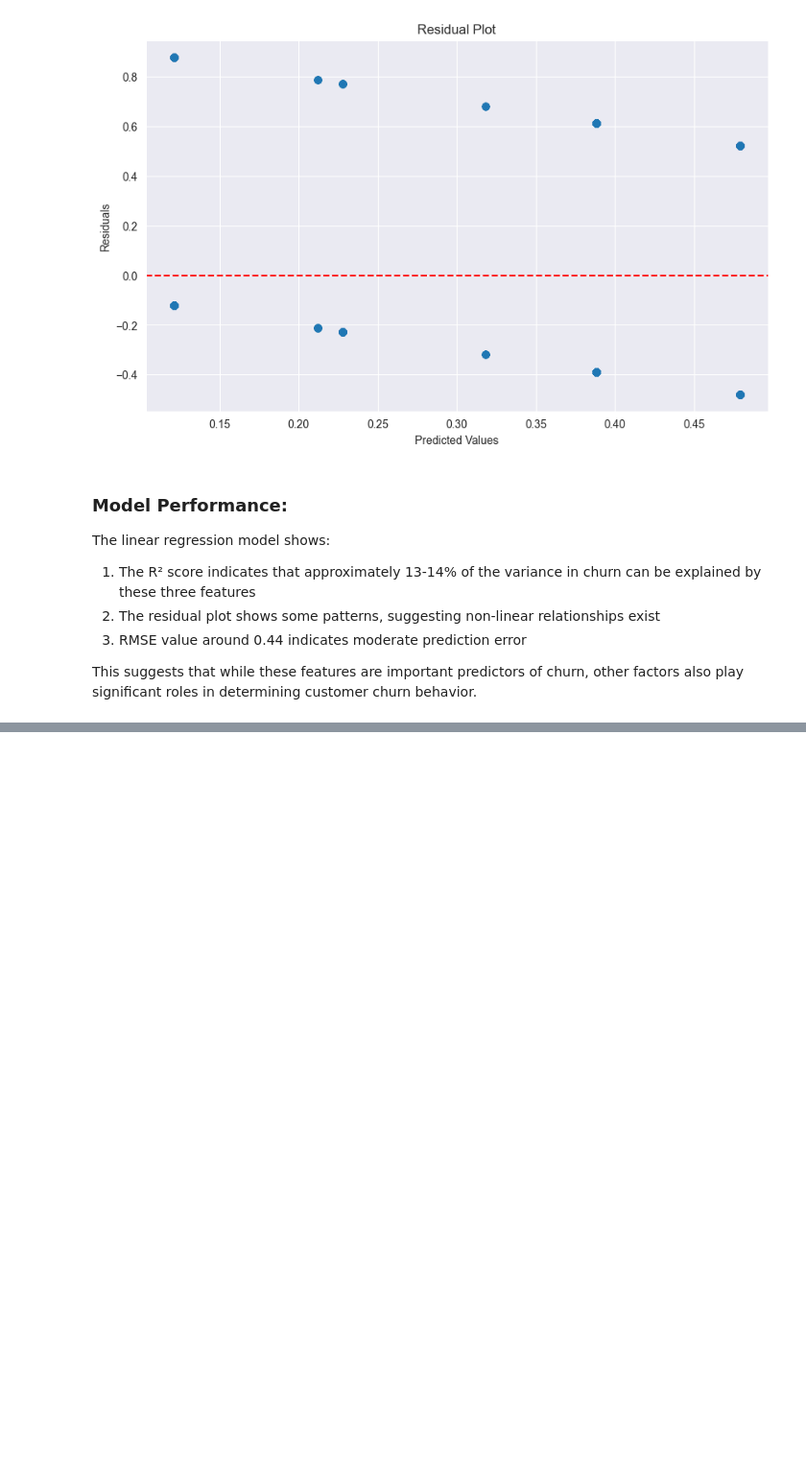
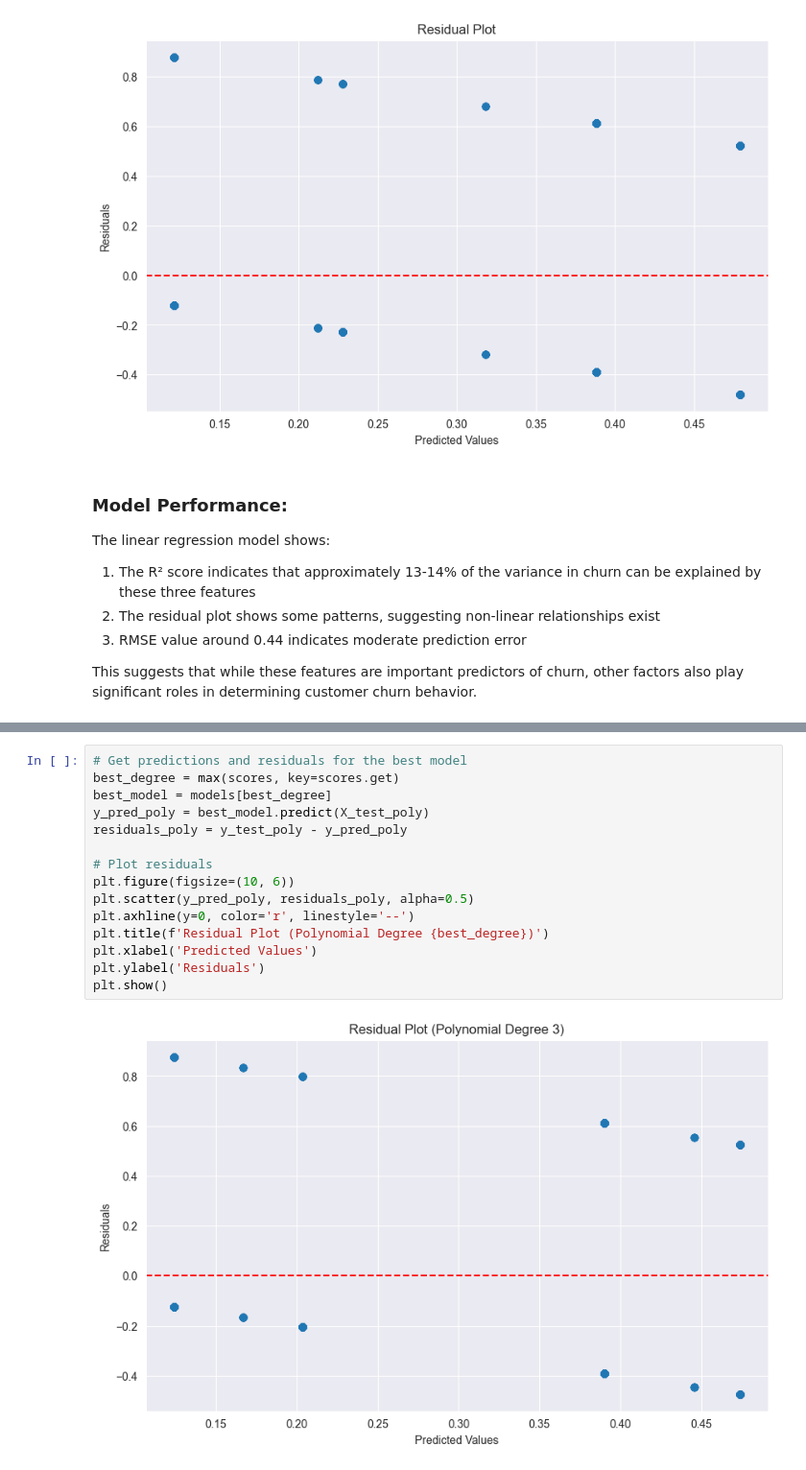
Before and after one commit to TouKhen/bloc-3, a Jupyter notebook: notebook/data-explo.ipynb, the cells around one changed output, grey strips where cells are left out. Shown at 96% size. Drawn from its saved outputs; the diff is of its cells as text; blank space fills up the shorter version.

```diff
--- a/notebook/data-explo.ipynb
+++ b/notebook/data-explo.ipynb
@@ -568,0 +617,17 @@ This suggests that while these features are important predictors of churn, other
+# %%
+# Get predictions and residuals for the best model
+best_degree = max(scores, key=scores.get)
+best_model = models[best_degree]
+y_pred_poly = best_model.predict(X_test_poly)
+residuals_poly = y_test_poly - y_pred_poly
+
+# Plot residuals
+plt.figure(figsize=(10, 6))
+plt.scatter(y_pred_poly, residuals_poly, alpha=0.5)
+plt.axhline(y=0, color='r', linestyle='--')
+plt.title(f'Residual Plot (Polynomial Degree {best_degree})')
+plt.xlabel('Predicted Values')
+plt.ylabel('Residuals')
+plt.show()
+# %% [output]
+[figure, added]
```
Also changed, not shown: parts of 28 cells of this notebook.
